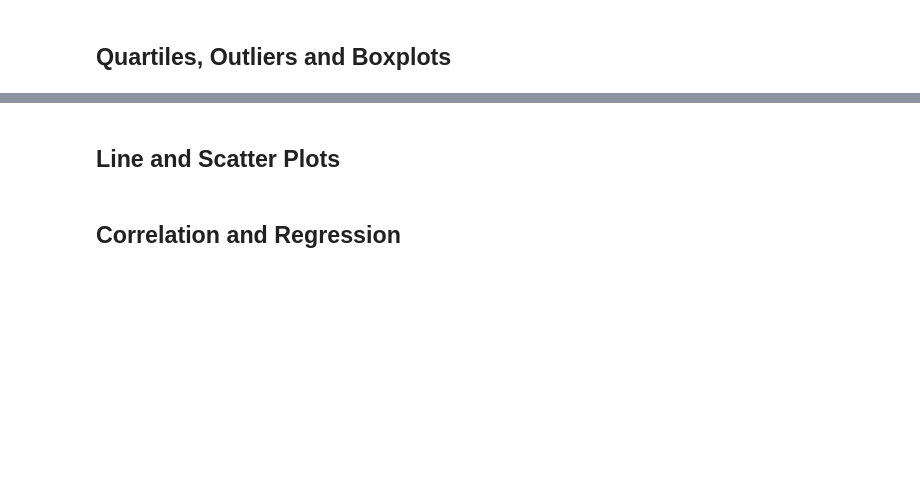
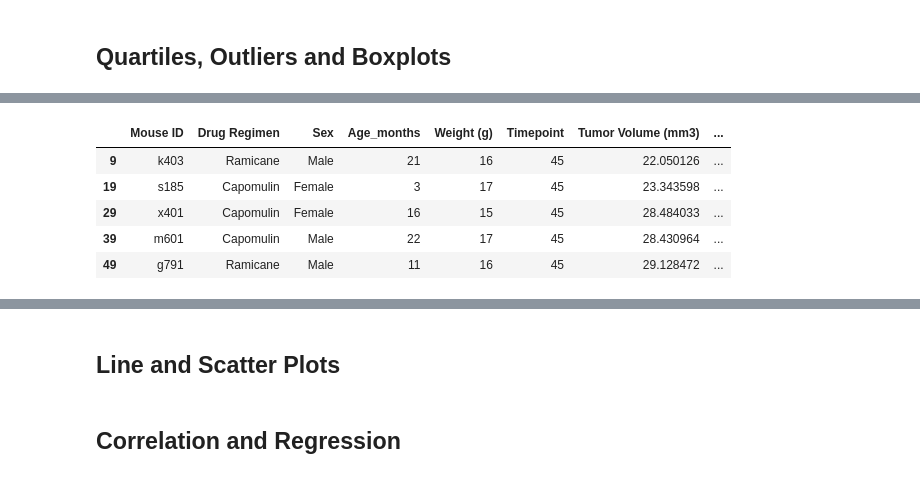
Before and after one commit to MichFig/Matplotlib, a Jupyter notebook: Pymaceuticals/pymaceuticals.ipynb, the cells around one changed output, grey strips where cells are left out. Cells and saved outputs as stored; diff of their text form; code cells hidden in the pictures; blank space fills up the shorter version.

```diff
--- a/Pymaceuticals/pymaceuticals.ipynb
+++ b/Pymaceuticals/pymaceuticals.ipynb
@@ -195,7 +196,8 @@ plt.show()
 # Calculate the final tumor volume of each mouse across four of the treatment regimens:
 # Capomulin, Ramicane, Infubinol, and Ceftamin
 # Start by getting the last (greatest) timepoint for each mouse
-cap_fv = clean_df.loc(['Mouse ID', 'Timepoint','Tumor Volume'], keep=('last'))]
-
-# Merge this group df with the original dataframe to get the tumor volume at the last timepoint
+drug_tv = clean_df.sort_values(["Drug Regimen", "Mouse ID", "Timepoint"], ascending=True)
+# Select final volume of each mouse
+final_tv_df = clean_df.loc[clean_df["Timepoint"] == 45]
+final_tv_df.head()
 # %% [output]
@@ -202,0 +204,6 @@ SyntaxError: unmatched ']' (<ipython-input-24-1a1a55c44199>, line 4)
+|  | Mouse ID | Drug Regimen | Sex | Age_months | Weight (g) | Timepoint | Tumor Volume (mm3) | ... |
+| 9 | k403 | Ramicane | Male | 21 | 16 | 45 | 22.050126 | ... |
+| 19 | s185 | Capomulin | Female | 3 | 17 | 45 | 23.343598 | ... |
+| 29 | x401 | Capomulin | Female | 16 | 15 | 45 | 28.484033 | ... |
+| 39 | m601 | Capomulin | Male | 22 | 17 | 45 | 28.430964 | ... |
+| 49 | g791 | Ramicane | Male | 11 | 16 | 45 | 29.128472 | ... |
```
Also changed, not shown: parts of 5 cells of this notebook.
